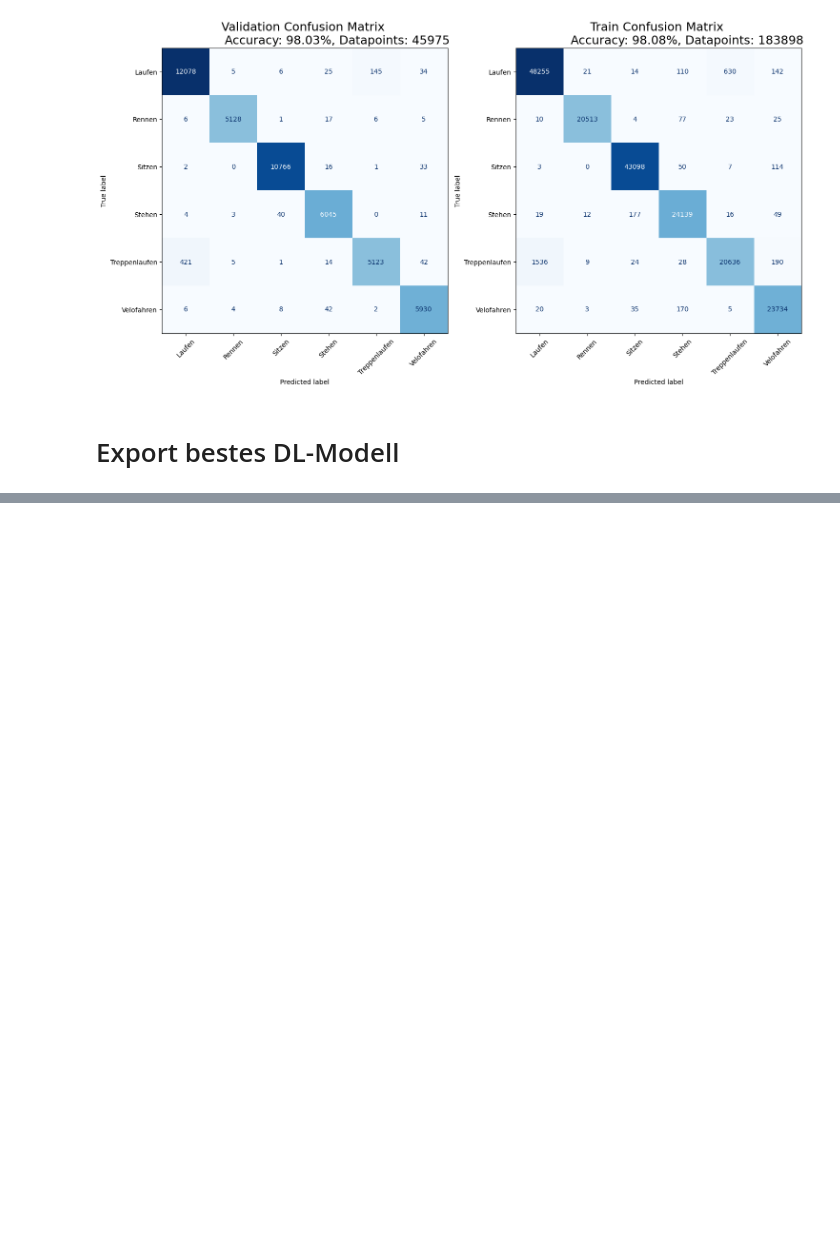
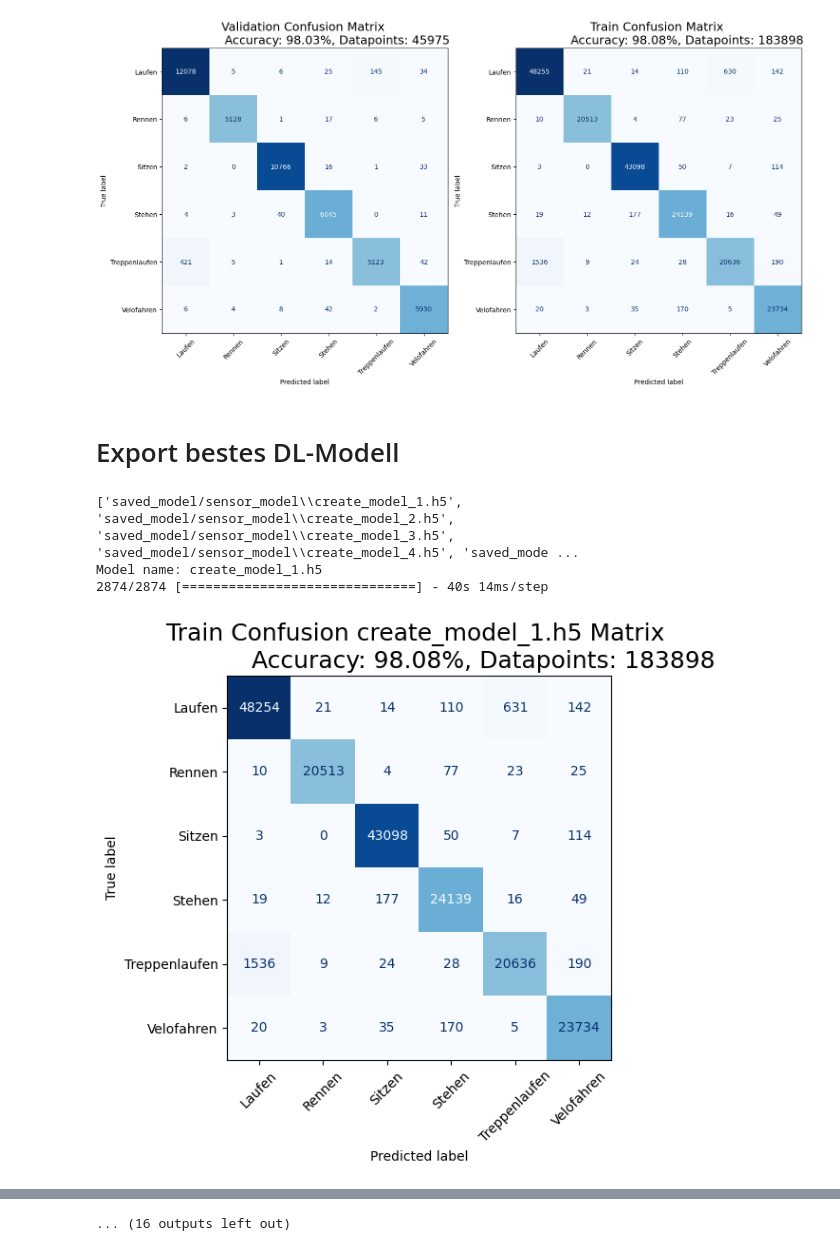
Before and after one commit to CDL1-Sensor/Sensor_Klassifikation-mit-Deep-Learning, a Jupyter notebook: DL-Modelle.ipynb, the cells around one changed output, grey strips where cells are left out. Drawn from its saved outputs; the diff is of its cells as text; code cells hidden in the pictures; blank space fills up the shorter version.

Commit message:
added Confusion Matrix for all Models
added Confusion Matrix for all Models

```diff
--- a/DL-Modelle.ipynb
+++ b/DL-Modelle.ipynb
@@ -1022,3 +1022,65 @@ plt.show()
 import json
 
 best_model.save("saved_model/sensor_model.h5")
+# %%
+%matplotlib inline
+import glob
+import os
+import matplotlib.pyplot as plt
+
+path = "saved_model/sensor_model/*.h5"
+h5_files = glob.glob(path)
+print(h5_files)
+
+for h5_file in h5_files:
+    # make a confusion matrix for each model
+    model_name = os.path.basename(h5_file)  # Extract the file name from the path
+    print(f"Model name: {model_name}")
+
+    # Load the model
+    model = tf.keras.models.load_model(h5_file)
+
+    # Rest of your code...
+    # confusion matrix for each model with train and test data
+    # Create confusion matrix for train data x_train, x_validation, y_train, y_validation
+
+    # Assuming you have defined the x_train, y_train, x_validation, and y_validation datasets
+
+    train_generator = DataGenerator(x_train, y_train, Parameters.batch_size)
+    validation_generator = DataGenerator(x_validation, y_validation, Parameters.batch_size)
+
+    y_pred = model.predict(train_generator)
+    y_pred_labels = np.argmax(y_pred, axis=1)
+    y_train_labels = np.argmax(y_train, axis=1)
+    accuracy = accuracy_score(y_true=y_train_labels, y_pred=y_pred_labels)
+    cm = confusion_matrix(y_true=y_train_labels, y_pred=y_pred_labels)
+    disp = ConfusionMatrixDisplay(confusion_matrix=cm, display_labels=le.classes_)
+    # Create subplot for train confusion matrix
+    fig, ax2 = plt.subplots(figsize=(8, 6))
+    disp.plot(cmap=plt.cm.Blues, ax=ax2, colorbar=False)
+    # add to title number of observations
+    ax2.set_title("Train Confusion {} Matrix \n \
+                Accuracy: {:.2f}%, Datapoints: {}".format(model_name, accuracy * 100, x_train.shape[0]), fontsize=18)
+    ax2.set_xticklabels(le.classes_, rotation=45)
+    plt.tight_layout()
+    plt.show()
+
+    y_pred = model.predict(validation_generator)
+    y_pred_labels = np.argmax(y_pred, axis=1)
+    y_validation_labels = np.argmax(y_validation, axis=1)
+    accuracy = accuracy_score(y_true=y_validation_labels, y_pred=y_pred_labels)
+    cm = confusion_matrix(y_true=y_validation_labels, y_pred=y_pred_labels)
+    disp = ConfusionMatrixDisplay(confusion_matrix=cm, display_labels=le.classes_)
+    # Create subplot for test confusion matrix
+    fig, ax1 = plt.subplots(figsize=(8, 6))
+    disp.plot(cmap=plt.cm.Blues, ax=ax1, colorbar=False)
+    ax1.set_title("Validation Confusion Matrix \n \
+                Accuracy: {:.2f}%, Datapoints: {}".format(accuracy * 100, x_validation.shape[0]), fontsize=18)
+    ax1.set_xticklabels(le.classes_, rotation=45)
+    plt.tight_layout()
+    plt.show()
+# %% [output]
+['saved_model/sensor_model\\create_model_1.h5', 'saved_model/sensor_model\\create_model_2.h5', 'saved_model/sensor_model\\create_model_3.h5', 'saved_model/sensor_model\\create_model_4.h5', 'saved_mode ...
+Model name: create_model_1.h5
+2874/2874 [==============================] - 40s 14ms/step
+[figure, added]
@@ -1024,0 +1099 @@ best_model.save("saved_model/sensor_model.h5")
+... (16 outputs left out)
```
Also changed, not shown: parts of 1 cell of this notebook, 1 other file.
